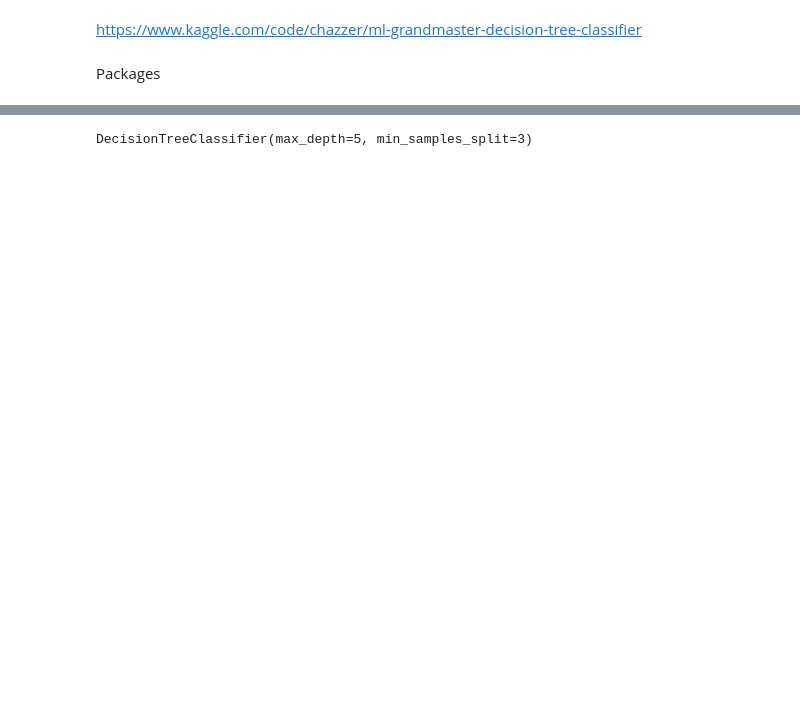
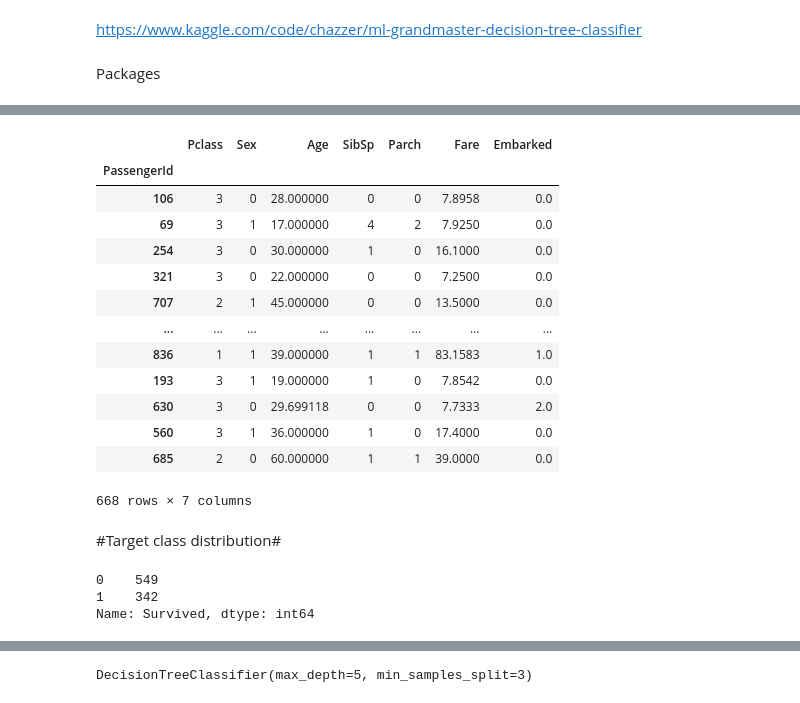
Before and after one commit to OmriMan/Bagging, a Jupyter notebook: Assignment2_Titanic.ipynb, the cells around one changed output, grey strips where cells are left out. Drawn from its saved outputs; the diff is of its cells as text; code cells hidden in the pictures; blank space fills up the shorter version.

```diff
--- a/Assignment2_Titanic.ipynb
+++ b/Assignment2_Titanic.ipynb
@@ -36 +90,28 @@ def preprocess(df):
+# %%
+X_test.isna().sum
+X_train
+# %% [output]
+|  | Pclass | Sex | Age | SibSp | Parch | Fare | Embarked |
+| PassengerId |  |  |  |  |  |  |  |
+| 106 | 3 | 0 | 28.000000 | 0 | 0 | 7.8958 | 0.0 |
+| 69 | 3 | 1 | 17.000000 | 4 | 2 | 7.9250 | 0.0 |
+| 254 | 3 | 0 | 30.000000 | 1 | 0 | 16.1000 | 0.0 |
+| 321 | 3 | 0 | 22.000000 | 0 | 0 | 7.2500 | 0.0 |
+| 707 | 2 | 1 | 45.000000 | 0 | 0 | 13.5000 | 0.0 |
+| ... | ... | ... | ... | ... | ... | ... | ... |
+| 836 | 1 | 1 | 39.000000 | 1 | 1 | 83.1583 | 1.0 |
+| 193 | 3 | 1 | 19.000000 | 1 | 0 | 7.8542 | 0.0 |
+| 630 | 3 | 0 | 29.699118 | 0 | 0 | 7.7333 | 2.0 |
+| 560 | 3 | 1 | 36.000000 | 1 | 0 | 17.4000 | 0.0 |
+| 685 | 2 | 0 | 60.000000 | 1 | 1 | 39.0000 | 0.0 |
+668 rows × 7 columns
+# %% [markdown]
+#Target class distribution#
+# %%
+target = df['Survived']
+target.value_counts()
+# %% [output]
+0    549
+1    342
+Name: Survived, dtype: int64
 # %%
```
Also changed, not shown: parts of 32 cells of this notebook.
